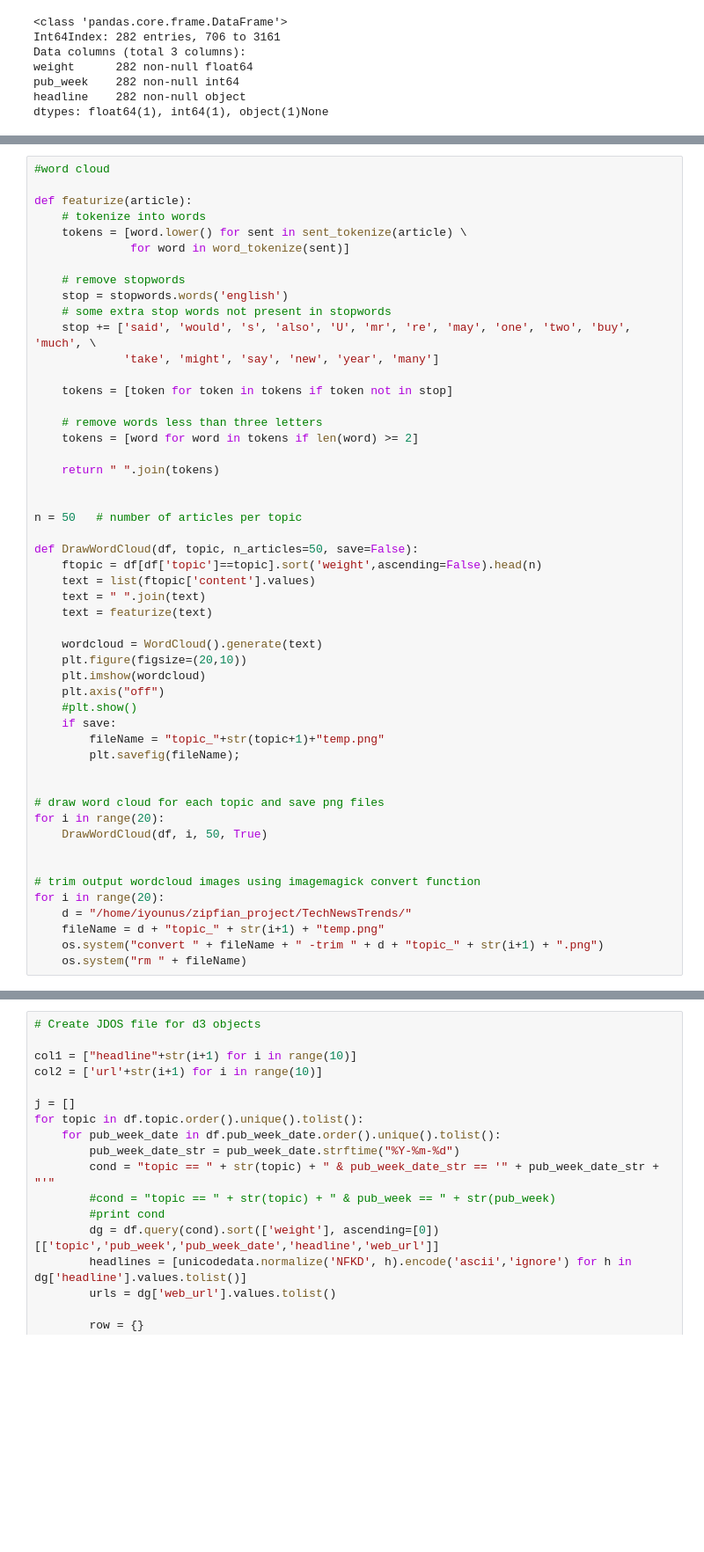
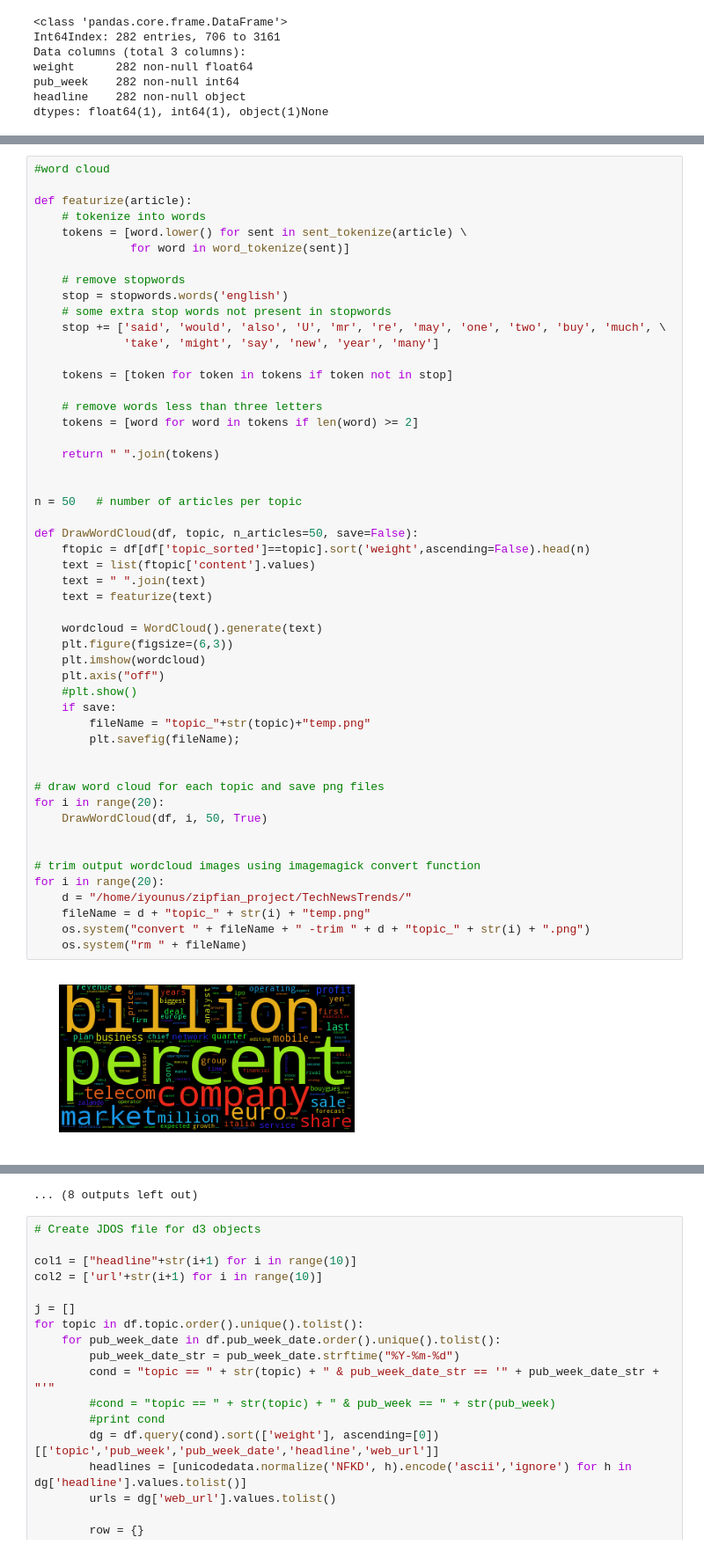
Before and after one commit to iyounus/TechNewsTrends, a Jupyter notebook: Analysis.ipynb, the cells around one changed output, grey strips where cells are left out. Shown at 88% size. Saved outputs shown, nothing was run; the diff lists cells and outputs as text; blank space fills up the shorter version.

```diff
--- a/Analysis.ipynb
+++ b/Analysis.ipynb
@@ -151,7 +169,7 @@ def featurize(article):
     # remove stopwords
     stop = stopwords.words('english')
     # some extra stop words not present in stopwords
-    stop += ['said', 'would', 's', 'also', 'U', 'mr', 're', 'may', 'one', 'two', 'buy', 'much', \
+    stop += ['said', 'would', 'also', 'U', 'mr', 're', 'may', 'one', 'two', 'buy', 'much', \
              'take', 'might', 'say', 'new', 'year', 'many']
 
     tokens = [token for token in tokens if token not in stop]
@@ -159,35 +177,37 @@ def featurize(article):
     # remove words less than three letters
     tokens = [word for word in tokens if len(word) >= 2]
 
     return " ".join(tokens)
 
 
 n = 50   # number of articles per topic
 
 def DrawWordCloud(df, topic, n_articles=50, save=False):
-    ftopic = df[df['topic']==topic].sort('weight',ascending=False).head(n)
+    ftopic = df[df['topic_sorted']==topic].sort('weight',ascending=False).head(n)
     text = list(ftopic['content'].values)
     text = " ".join(text)
     text = featurize(text)
 
     wordcloud = WordCloud().generate(text)
-    plt.figure(figsize=(20,10))
+    plt.figure(figsize=(6,3))
     plt.imshow(wordcloud)
     plt.axis("off")
     #plt.show()
     if save:
-        fileName = "topic_"+str(topic+1)+"temp.png"
+        fileName = "topic_"+str(topic)+"temp.png"
         plt.savefig(fileName);
 
 
 # draw word cloud for each topic and save png files
 for i in range(20):
     DrawWordCloud(df, i, 50, True)
 
 
 # trim output wordcloud images using imagemagick convert function
 for i in range(20):
     d = "/home/iyounus/zipfian_project/TechNewsTrends/"
-    fileName = d + "topic_" + str(i+1) + "temp.png"
-    os.system("convert " + fileName + " -trim " + d + "topic_" + str(i+1) + ".png")
+    fileName = d + "topic_" + str(i) + "temp.png"
+    os.system("convert " + fileName + " -trim " + d + "topic_" + str(i) + ".png")
     os.system("rm " + fileName)
+# %% [output]
+[figure, added]
@@ -194,3 +225,4 @@ for i in range(20):
+... (8 outputs left out)
 # %%
 # Create JDOS file for d3 objects
 
```
Also changed, not shown: parts of 7 cells of this notebook, 36 other files.
